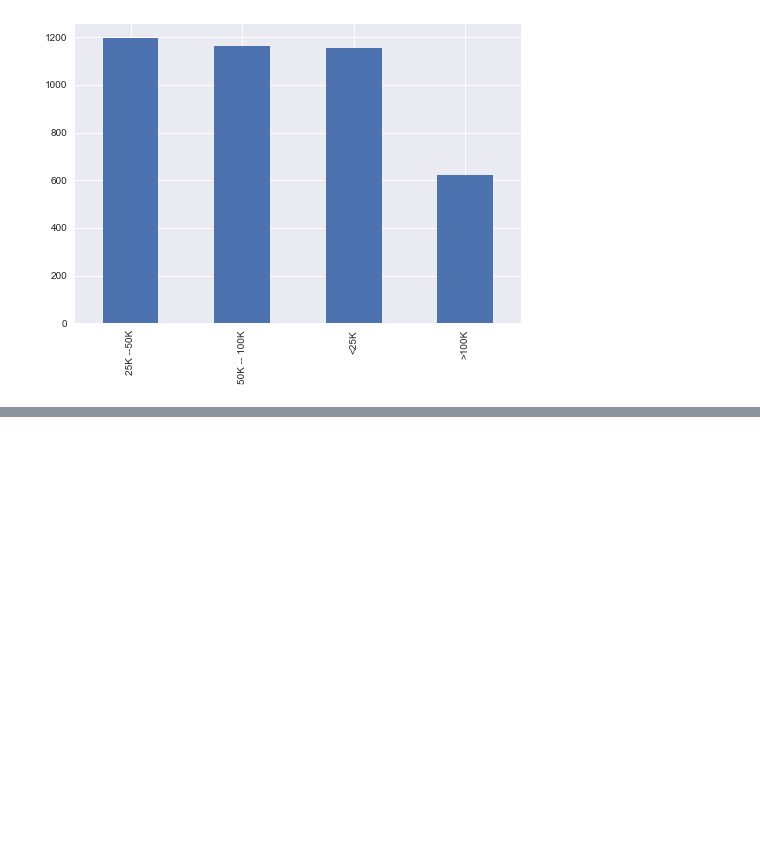
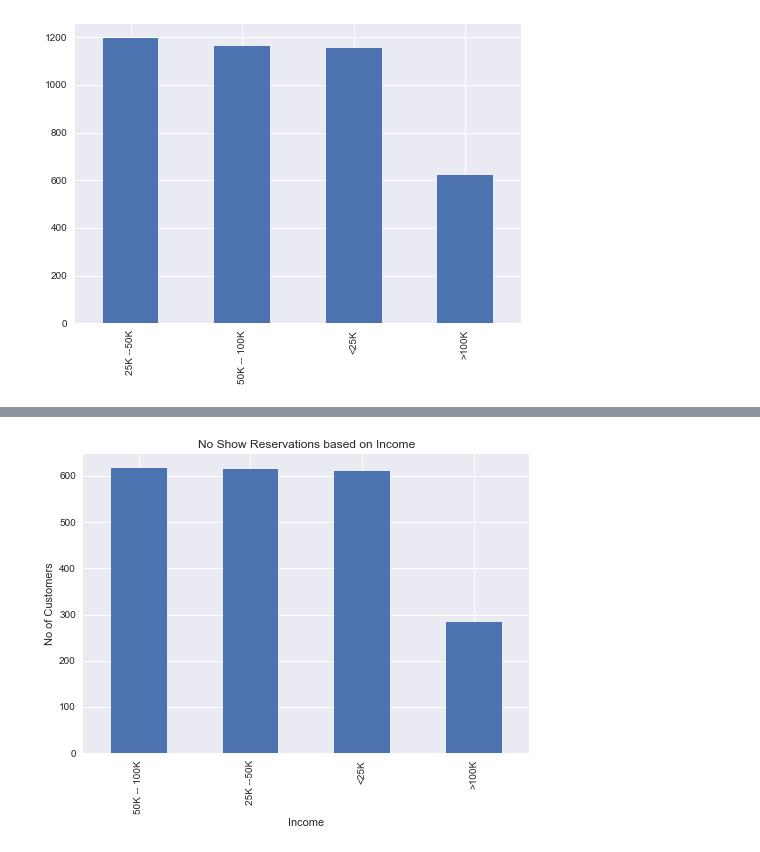
Before and after one commit to Vaseekaran-V/SC-DataStorm-2, a Jupyter notebook: Day_2/Visualization_N.ipynb, the cells around one changed output, grey strips where cells are left out. Saved outputs shown, nothing was run; the diff lists cells and outputs as text; code cells hidden in the pictures; blank space fills up the shorter version.

```diff
--- a/Day_2/Visualization_N.ipynb
+++ b/Day_2/Visualization_N.ipynb
@@ -65,0 +70,3 @@ ax = cancelled_cust.Income.value_counts().plot(kind='bar')
+# %%
+no_show_res = train_data[train_data.Reservation_Status == "No-Show"]
+no_show_res.head()
@@ -65,0 +81,6 @@ ax = cancelled_cust.Income.value_counts().plot(kind='bar')
+# %%
+fig, ax = plt.subplots()
+#based on income
+no_show_res.Income.value_counts().plot(kind='bar', title="No Show Reservations based on Income", xlabel="Income", ylabel="No of Customers");
+# %% [output]
+[figure, added]
```
Also changed, not shown: parts of 20 cells of this notebook.
